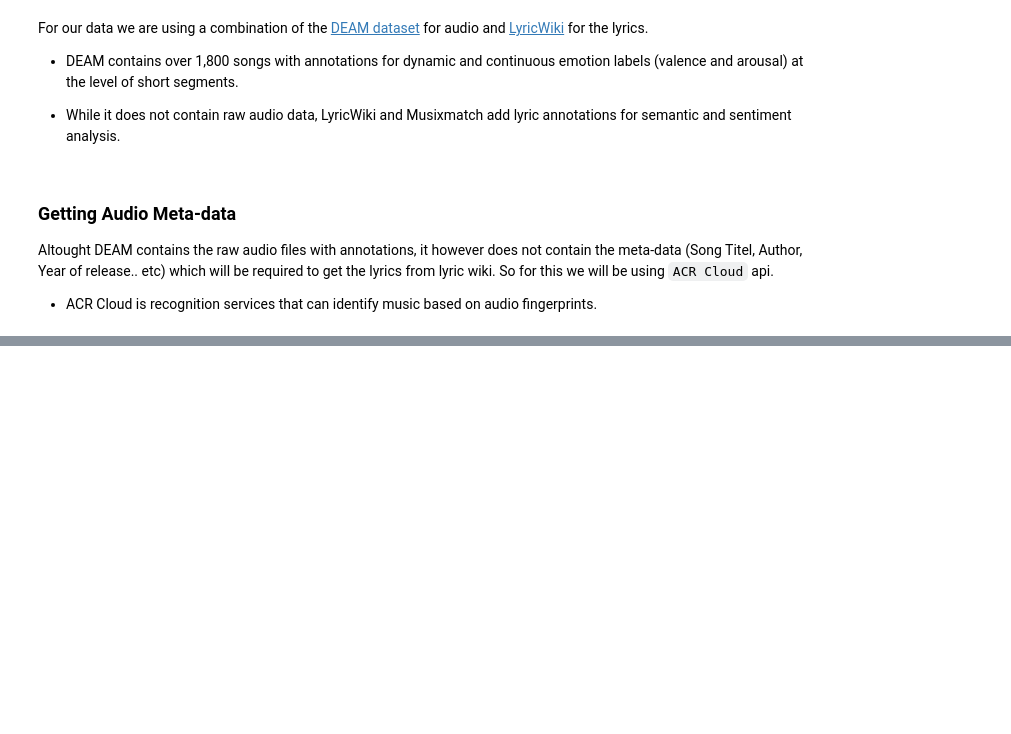
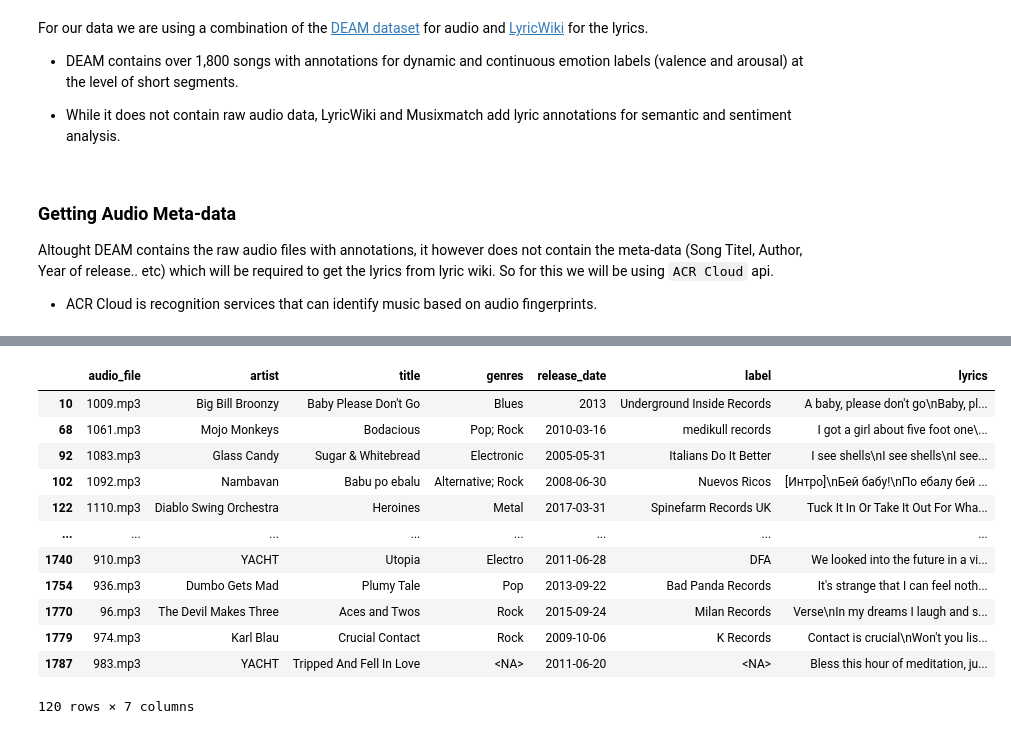
Before and after one commit to Ranvirsv/Emotion_Analysis_Music-Lyrics, a Jupyter notebook: Final_Project.ipynb, the cells around one changed output, grey strips where cells are left out. Saved outputs shown, nothing was run; the diff lists cells and outputs as text; code cells hidden in the pictures; blank space fills up the shorter version.

Commit message:
Getting inital Lyrics (120 files)

```diff
--- a/Final_Project.ipynb
+++ b/Final_Project.ipynb
@@ -99,0 +82,6 @@ pprint.pprint(res_dict.get("metadata"))
+# %%
+## Read the metadata from the CSV file
+
+metadata_df = pd.read_csv("Data/Useable_data/song_metadata.csv")
+metadata_df.replace("Not Found", pd.NA, inplace=True)
+metadata_df.head()
@@ -99,0 +97,3 @@ pprint.pprint(res_dict.get("metadata"))
+# %%
+non_empty_metadata_df = metadata_df.dropna(how='all', subset=["artist", "title", "genres", "release_date", "label"])
+non_empty_metadata_df.head()
@@ -99,0 +109,12 @@ pprint.pprint(res_dict.get("metadata"))
+# %%
+GENIUS_API_TOKEN = os.getenv("GENIUS_API_TOKEN")
+extractor = LyricsExtractor(GENIUS_API_TOKEN)
+
+non_empty_metadata_df['lyrics'] = pd.NA
+
+for idx, row in non_empty_metadata_df.iterrows():
+    artist = row['label'] if pd.isna(row['artist']) else row['artist']
+    print(f"Fetching lyrics for: {row['title']} by {artist}")
+    lyrics = extractor.fetch_lyrics(row["title"], artist)
+    non_empty_metadata_df.at[idx, "lyrics"] = lyrics
+    time.sleep(1)
@@ -99,0 +144,16 @@ pprint.pprint(res_dict.get("metadata"))
+# %%
+non_empty_metadata_df[pd.isna(non_empty_metadata_df['lyrics']) == False]
+# %% [output]
+|  | audio_file | artist | title | genres | release_date | label | lyrics |
+| 10 | 1009.mp3 | Big Bill Broonzy | Baby Please Don't Go | Blues | 2013 | Underground Inside Records | A baby, please don't go\nBaby, pl... |
+| 68 | 1061.mp3 | Mojo Monkeys | Bodacious | Pop; Rock | 2010-03-16 | medikull records | I got a girl about five foot one\... |
+| 92 | 1083.mp3 | Glass Candy | Sugar & Whitebread | Electronic | 2005-05-31 | Italians Do It Better | I see shells\nI see shells\nI see... |
+| 102 | 1092.mp3 | Nambavan | Babu po ebalu | Alternative; Rock | 2008-06-30 | Nuevos Ricos | [Интро]\nБей бабу!\nПо ебалу бей ... |
+| 122 | 1110.mp3 | Diablo Swing Orchestra | Heroines | Metal | 2017-03-31 | Spinefarm Records UK | Tuck It In Or Take It Out For Wha... |
+| ... | ... | ... | ... | ... | ... | ... | ... |
+| 1740 | 910.mp3 | YACHT | Utopia | Electro | 2011-06-28 | DFA | We looked into the future in a vi... |
+| 1754 | 936.mp3 | Dumbo Gets Mad | Plumy Tale | Pop | 2013-09-22 | Bad Panda Records | It's strange that I can feel noth... |
+| 1770 | 96.mp3 | The Devil Makes Three | Aces and Twos | Rock | 2015-09-24 | Milan Records | Verse\nIn my dreams I laugh and s... |
+| 1779 | 974.mp3 | Karl Blau | Crucial Contact | Rock | 2009-10-06 | K Records | Contact is crucial\nWon't you lis... |
+| 1787 | 983.mp3 | YACHT | Tripped And Fell In Love | <NA> | 2011-06-20 | <NA> | Bless this hour of meditation, ju... |
+120 rows × 7 columns
```
Also changed, not shown: parts of 12 cells of this notebook, 2 other files.
